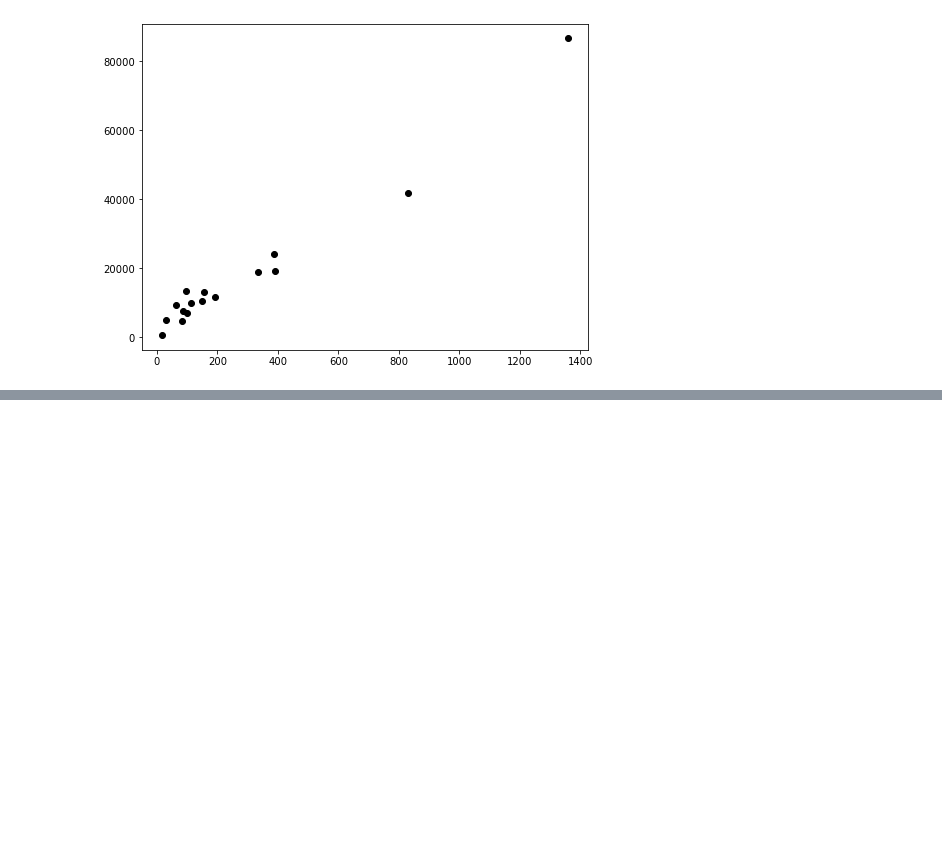
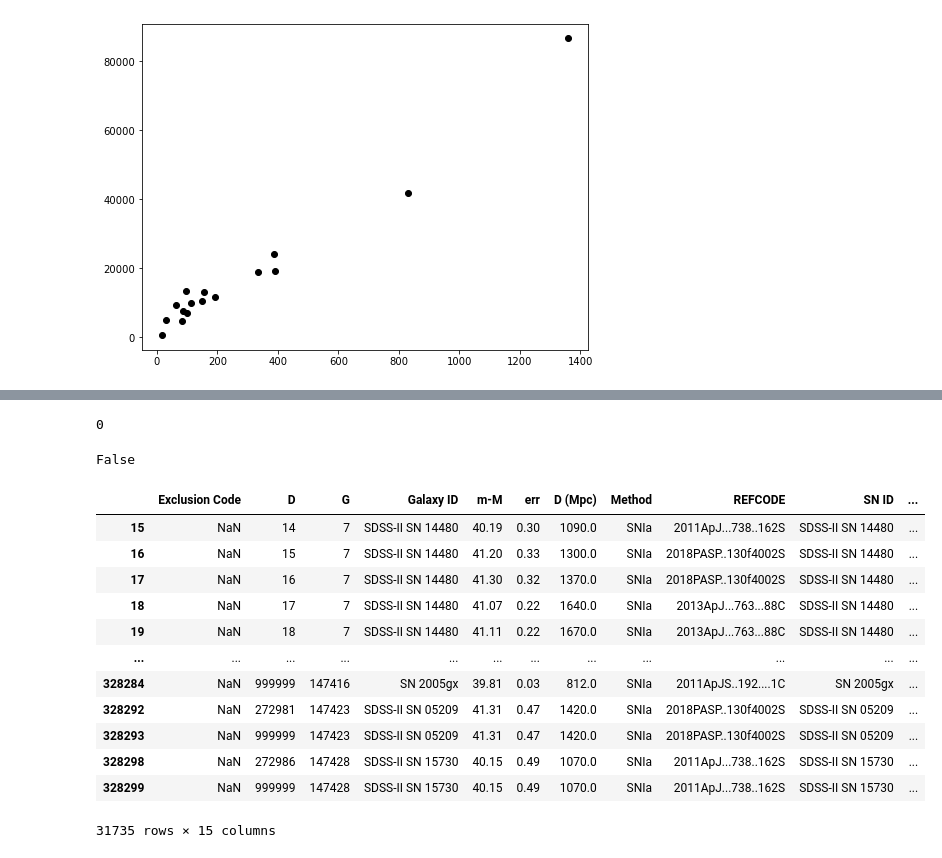
Before and after one commit to Brookluo/hubble_constant, a Jupyter notebook: h0_cal.ipynb, the cells around one changed output, grey strips where cells are left out. Cells and saved outputs as stored; diff of their text form; code cells hidden in the pictures; blank space fills up the shorter version.

```diff
--- a/h0_cal.ipynb
+++ b/h0_cal.ipynb
@@ -185,0 +210,3 @@ array([[0.9313899]])
+# %%
+snIa = ned_data[ned_data["Method"] == "SNIa"]
+snIa_sdss = snIa[snIa['REFCODE'] == '2018PASP..130f4002S']
@@ -185,0 +274,24 @@ array([[0.9313899]])
+# %%
+np.sum(snIa[snIa["REFCODE"] == paper]["redshift (z)"] >= 1)
+# %% [output]
+0
+# %%
+any(snIa[snIa["REFCODE"] == paper]["redshift (z)"] >= 1)
+# %% [output]
+False
+# %%
+snIa[(snIa["D (Mpc)"] > 1.5)]
+# %% [output]
+|  | Exclusion Code | D | G | Galaxy ID | m-M | err | D (Mpc) | Method | REFCODE | SN ID | ... |
+| 15 | NaN | 14 | 7 | SDSS-II SN 14480 | 40.19 | 0.30 | 1090.0 | SNIa | 2011ApJ...738..162S | SDSS-II SN 14480 | ... |
+| 16 | NaN | 15 | 7 | SDSS-II SN 14480 | 41.20 | 0.33 | 1300.0 | SNIa | 2018PASP..130f4002S | SDSS-II SN 14480 | ... |
+| 17 | NaN | 16 | 7 | SDSS-II SN 14480 | 41.30 | 0.32 | 1370.0 | SNIa | 2018PASP..130f4002S | SDSS-II SN 14480 | ... |
+| 18 | NaN | 17 | 7 | SDSS-II SN 14480 | 41.07 | 0.22 | 1640.0 | SNIa | 2013ApJ...763...88C | SDSS-II SN 14480 | ... |
+| 19 | NaN | 18 | 7 | SDSS-II SN 14480 | 41.11 | 0.22 | 1670.0 | SNIa | 2013ApJ...763...88C | SDSS-II SN 14480 | ... |
+| ... | ... | ... | ... | ... | ... | ... | ... | ... | ... | ... | ... |
+| 328284 | NaN | 999999 | 147416 | SN 2005gx | 39.81 | 0.03 | 812.0 | SNIa | 2011ApJS..192....1C | SN 2005gx | ... |
+| 328292 | NaN | 272981 | 147423 | SDSS-II SN 05209 | 41.31 | 0.47 | 1420.0 | SNIa | 2018PASP..130f4002S | SDSS-II SN 05209 | ... |
+| 328293 | NaN | 999999 | 147423 | SDSS-II SN 05209 | 41.31 | 0.47 | 1420.0 | SNIa | 2018PASP..130f4002S | SDSS-II SN 05209 | ... |
+| 328298 | NaN | 272986 | 147428 | SDSS-II SN 15730 | 40.15 | 0.49 | 1070.0 | SNIa | 2011ApJ...738..162S | SDSS-II SN 15730 | ... |
+| 328299 | NaN | 999999 | 147428 | SDSS-II SN 15730 | 40.15 | 0.49 | 1070.0 | SNIa | 2011ApJ...738..162S | SDSS-II SN 15730 | ... |
+31735 rows × 15 columns
```
Also changed, not shown: parts of 18 cells of this notebook.
